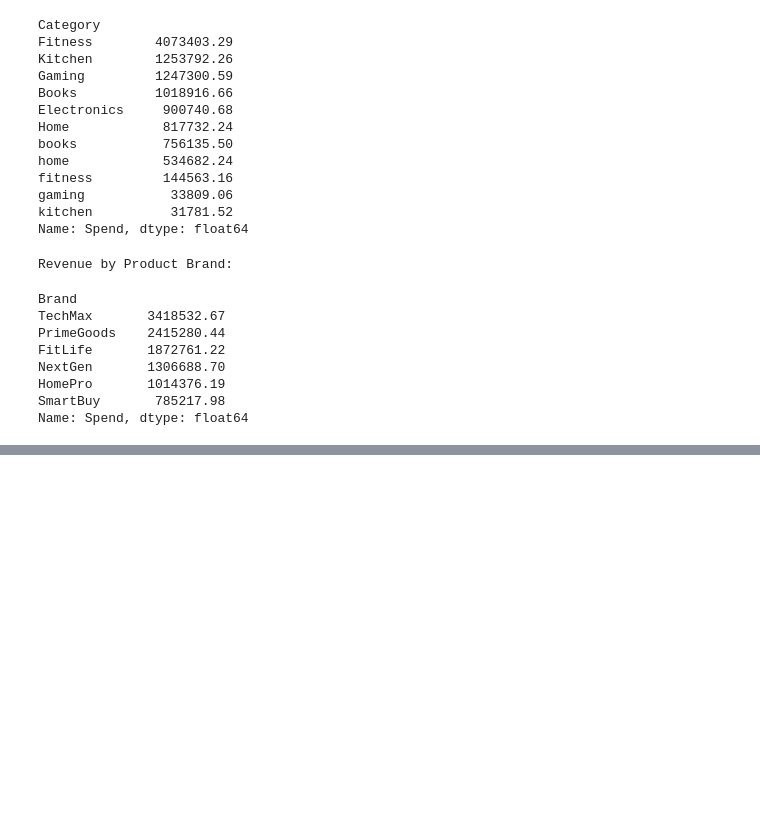
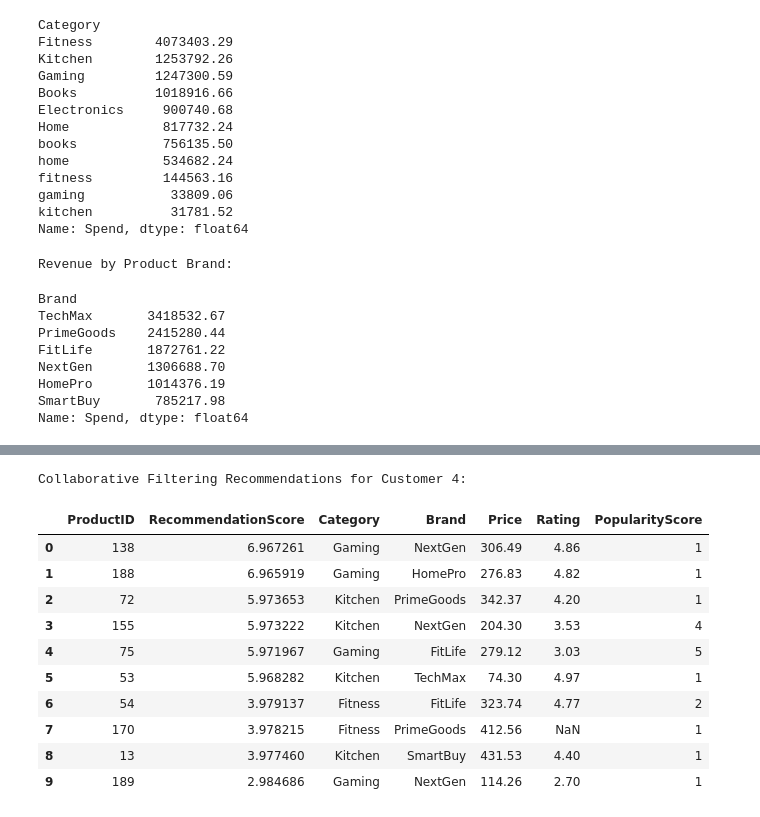
Before and after one commit to JackVC1/CA1-Data-Analytics-for-Business, a Jupyter notebook: notebooks/02_recommendation_system.ipynb, the cells around one changed output, grey strips where cells are left out. Cells and saved outputs as stored; diff of their text form; code cells hidden in the pictures; blank space fills up the shorter version.

```diff
--- a/notebooks/02_recommendation_system.ipynb
+++ b/notebooks/02_recommendation_system.ipynb
@@ -459,0 +892,23 @@ Name: Spend, dtype: float64
+# %%
+# TASK 2: Recommendation System Development
+# Requirement: Calculate product recommendation scores using collaborative filtering
+
+# Retrieve purchase histories of the 20 most similar customers
+similar_customer_matrix = interaction_matrix.loc[top_similar_customers.index]
+
+# Weight each customer's purchases by their similarity to Customer 4
+recommendation_scores = similar_customer_matrix.T.dot(top_similar_customers)
+
+# Exclude products Customer 4 has already purchased
+customer_purchases = interaction_matrix.loc[customer_id]
+recommendation_scores = recommendation_scores[
+    customer_purchases == 0
+]
+
+# Rank products by recommendation score
+recommendation_scores = recommendation_scores.sort_values(
+    ascending=False
+)
+
+print("Top 10 Collaborative Filtering Recommendations:")
+display(recommendation_scores.head(10))
@@ -459,0 +929,32 @@ Name: Spend, dtype: float64
+# %%
+# TASK 2: Recommendation System Development
+# Requirement: Display collaborative filtering recommendations with product details
+
+# Convert recommendation scores into a DataFrame
+collaborative_recommendations = recommendation_scores.reset_index(
+    name="RecommendationScore"
+)
+
+# Add product information
+collaborative_recommendations = collaborative_recommendations.merge(
+    products,
+    on="ProductID",
+    how="left"
+)
+
+# Display the top 10 recommendations
+print("Collaborative Filtering Recommendations for Customer 4:")
+display(collaborative_recommendations.head(10))
+# %% [output]
+Collaborative Filtering Recommendations for Customer 4:
+|  | ProductID | RecommendationScore | Category | Brand | Price | Rating | PopularityScore |
+| 0 | 138 | 6.967261 | Gaming | NextGen | 306.49 | 4.86 | 1 |
+| 1 | 188 | 6.965919 | Gaming | HomePro | 276.83 | 4.82 | 1 |
+| 2 | 72 | 5.973653 | Kitchen | PrimeGoods | 342.37 | 4.20 | 1 |
+| 3 | 155 | 5.973222 | Kitchen | NextGen | 204.30 | 3.53 | 4 |
+| 4 | 75 | 5.971967 | Gaming | FitLife | 279.12 | 3.03 | 5 |
+| 5 | 53 | 5.968282 | Kitchen | TechMax | 74.30 | 4.97 | 1 |
+| 6 | 54 | 3.979137 | Fitness | FitLife | 323.74 | 4.77 | 2 |
+| 7 | 170 | 3.978215 | Fitness | PrimeGoods | 412.56 | NaN | 1 |
+| 8 | 13 | 3.977460 | Kitchen | SmartBuy | 431.53 | 4.40 | 1 |
+| 9 | 189 | 2.984686 | Gaming | NextGen | 114.26 | 2.70 | 1 |
```
Also changed, not shown: parts of 23 cells of this notebook.
